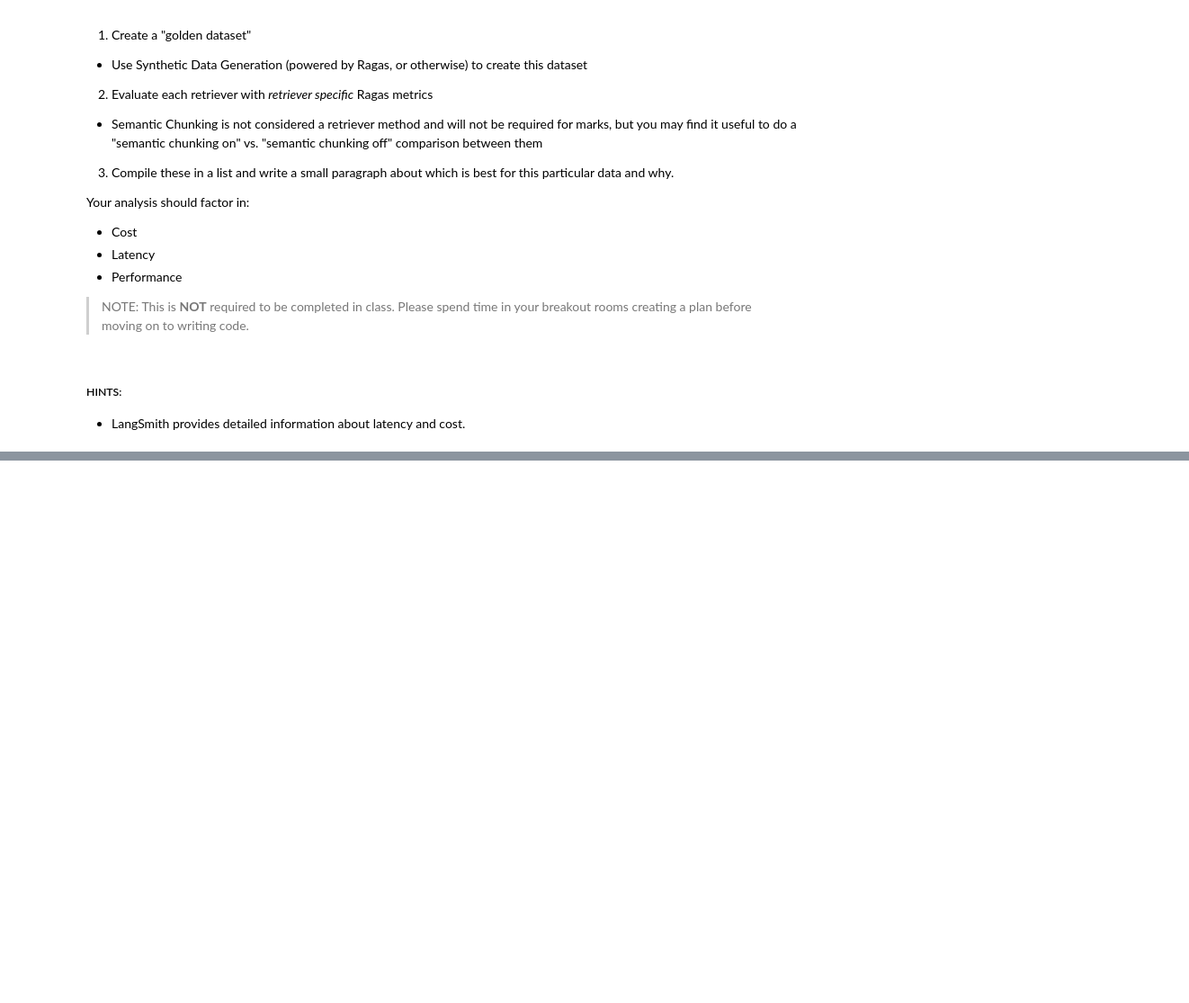
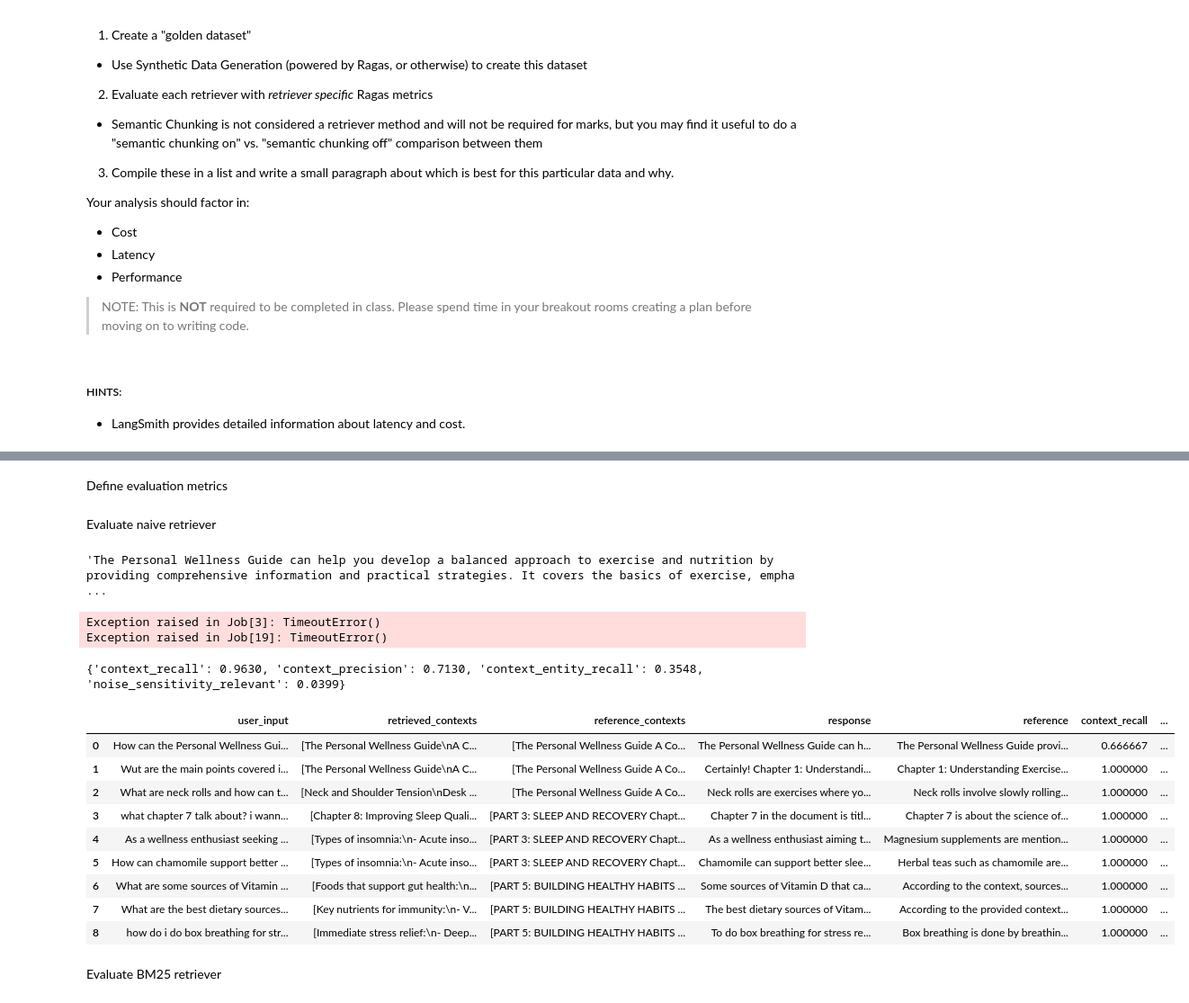
Before and after one commit to convoluted-m/AIE9, a Jupyter notebook: 11_Advanced_Retrieval/Advanced_Retrieval_with_LangChain_Assignment.ipynb, the cells around one changed output, grey strips where cells are left out. Shown at 90% size. Drawn from its saved outputs; the diff is of its cells as text; code cells hidden in the pictures; blank space fills up the shorter version.

```diff
--- a/11_Advanced_Retrieval/Advanced_Retrieval_with_LangChain_Assignment.ipynb
+++ b/11_Advanced_Retrieval/Advanced_Retrieval_with_LangChain_Assignment.ipynb
@@ -575,0 +615,22 @@ Your analysis should factor in:
+# %% [markdown]
+Define evaluation metrics
+# %%
+from ragas import EvaluationDataset
+from ragas.metrics import LLMContextRecall, ContextEntityRecall, NoiseSensitivity, ContextPrecision
+from ragas import evaluate, RunConfig
+from ragas.llms import LangchainLLMWrapper
+
+# define metrics
+retriever_metrics = [
+    LLMContextRecall(),
+    ContextPrecision(),
+    ContextEntityRecall(),
+    NoiseSensitivity(),
+]
+
+# define run config
+run_config = RunConfig(timeout=360)
+# define evaluator
+evaluator_llm = LangchainLLMWrapper(ChatOpenAI(model="gpt-4.1-mini"))
+# %% [markdown]
+Evaluate naive retriever
@@ -575,0 +643,35 @@ Your analysis should factor in:
+# %%
+dataset.samples[0].eval_sample.response
+# %% [output]
+'The Personal Wellness Guide can help you develop a balanced approach to exercise and nutrition by providing comprehensive information and practical strategies. It covers the basics of exercise, empha ...
+# %%
+# convert dataset table into EvaluationDataset
+eval_dataset_naive = EvaluationDataset.from_pandas(dataset.to_pandas())
+# run evaluation
+result_naive = evaluate(
+    eval_dataset_naive,
+    retriever_metrics,
+    evaluator_llm,
+    run_config=run_config,
+)
+
+result_naive
+# %% [output]
+Exception raised in Job[3]: TimeoutError()
+Exception raised in Job[19]: TimeoutError()
+{'context_recall': 0.9630, 'context_precision': 0.7130, 'context_entity_recall': 0.3548, 'noise_sensitivity_relevant': 0.0399}
+# %%
+result_naive.to_pandas()
+# %% [output]
+|  | user_input | retrieved_contexts | reference_contexts | response | reference | context_recall | ... |
+| 0 | How can the Personal Wellness Gui... | [The Personal Wellness Guide\nA C... | [The Personal Wellness Guide A Co... | The Personal Wellness Guide can h... | The Personal Wellness Guide provi... | 0.666667 | ... |
+| 1 | Wut are the main points covered i... | [The Personal Wellness Guide\nA C... | [The Personal Wellness Guide A Co... | Certainly! Chapter 1: Understandi... | Chapter 1: Understanding Exercise... | 1.000000 | ... |
+| 2 | What are neck rolls and how can t... | [Neck and Shoulder Tension\nDesk ... | [The Personal Wellness Guide A Co... | Neck rolls are exercises where yo... | Neck rolls involve slowly rolling... | 1.000000 | ... |
+| 3 | what chapter 7 talk about? i wann... | [Chapter 8: Improving Sleep Quali... | [PART 3: SLEEP AND RECOVERY Chapt... | Chapter 7 in the document is titl... | Chapter 7 is about the science of... | 1.000000 | ... |
+| 4 | As a wellness enthusiast seeking ... | [Types of insomnia:\n- Acute inso... | [PART 3: SLEEP AND RECOVERY Chapt... | As a wellness enthusiast aiming t... | Magnesium supplements are mention... | 1.000000 | ... |
+| 5 | How can chamomile support better ... | [Types of insomnia:\n- Acute inso... | [PART 3: SLEEP AND RECOVERY Chapt... | Chamomile can support better slee... | Herbal teas such as chamomile are... | 1.000000 | ... |
+| 6 | What are some sources of Vitamin ... | [Foods that support gut health:\n... | [PART 5: BUILDING HEALTHY HABITS ... | Some sources of Vitamin D that ca... | According to the context, sources... | 1.000000 | ... |
+| 7 | What are the best dietary sources... | [Key nutrients for immunity:\n- V... | [PART 5: BUILDING HEALTHY HABITS ... | The best dietary sources of Vitam... | According to the provided context... | 1.000000 | ... |
+| 8 | how do i do box breathing for str... | [Immediate stress relief:\n- Deep... | [PART 5: BUILDING HEALTHY HABITS ... | To do box breathing for stress re... | Box breathing is done by breathin... | 1.000000 | ... |
+# %% [markdown]
+Evaluate BM25 retriever
```
Also changed, not shown: parts of 27 cells of this notebook, 1 other file.
